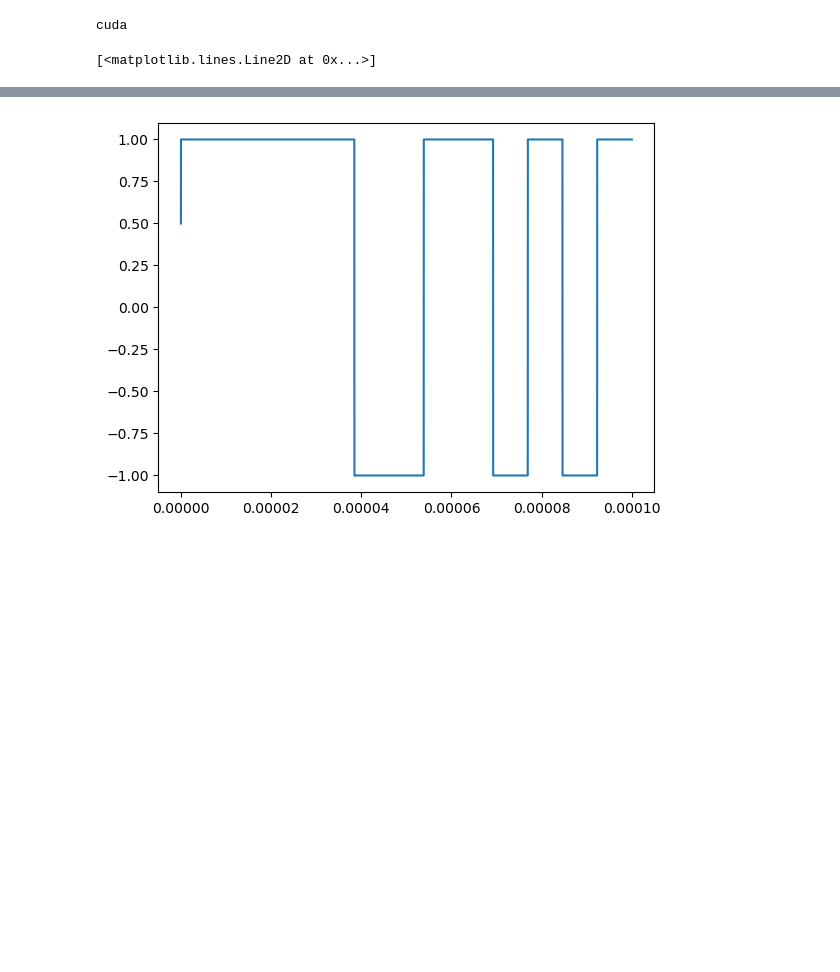
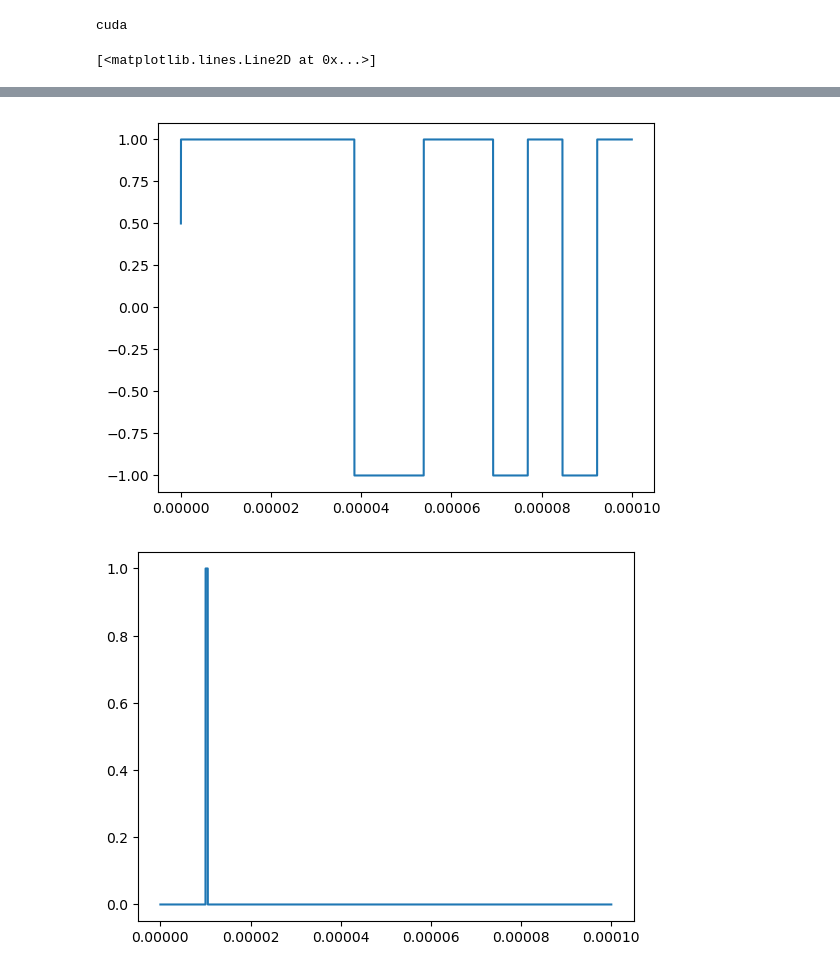
Before and after one commit to alireza06/JSAC_waveform_design, a Jupyter notebook: main.ipynb, the cells around one changed output, grey strips where cells are left out. Cells and saved outputs as stored; diff of their text form; code cells hidden in the pictures; blank space fills up the shorter version.

Commit message:
Add communication pulses

```diff
--- a/main.ipynb
+++ b/main.ipynb
@@ -5,34 +5,56 @@ import matplotlib.pyplot as plt
 
 device = 'cuda' if torch.cuda.is_available() else 'cpu'
 print(device)
+
 def LFM_pulse(B, T, t, device='cpu'):
     return torch.exp(-1j * torch.pi * B/T * (t**2))
+
 def Gaussian_pulse(B, T, t, device='cpu'):
     return torch.exp(-1 * B/T * ((t-T/2)**2))
+
 def Barker_pulse(T, t, b, device='cpu'):
     pulse = torch.zeros_like(t)
-    for m in range(len(b)):
-        pulse = pulse + b[m] * (torch.heaviside(t - m*T/len(b), torch.tensor([0.5], device=device)) - torch.heaviside(t - m*T/len(b) - T/len(b), torch.tensor([0.5], device=device)))
+    M = len(b)
+    for m in range(M):
+        pulse = pulse + b[m] * (torch.heaviside(t - m*T/M, torch.tensor([0.5], device=device)) - torch.heaviside(t - m*T/M - T/M, torch.tensor([0.5], device=device)))
     return pulse
+
+def TDMA_pulse(t, l, k, K, Tb, device=device):
+    return torch.heaviside(t - (l+(k-1)/K)*Tb, torch.tensor([0.5], device=device)) - torch.heaviside(t - (l+(k)/K)*Tb, torch.tensor([0.5], device=device))
+
+def CDMA_pulse(t, l, k, d, Tb, device=device):
+    pulse = torch.zeros_like(t)
+    I = len(d)
+    for i in range(I):
+        pulse = pulse + d[i] * (torch.heaviside(t - (l+(i-1)/I)*Tb, torch.tensor([0.5], device=device)) - torch.heaviside(t - (l+(i)/I)*Tb, torch.tensor([0.5], device=device)))
+    return pulse
+
+def OFDMA_pulse(t, l, k, Tb, device=device):
+    return torch.exp(1j*2*torch.pi*k/Tb*(t - l*Tb)) * (torch.heaviside(t - (l)*Tb, torch.tensor([0.5], device=device)) - torch.heaviside(t - (l+1)*Tb, torch.tensor([0.5], device=device)))
+
 L = 100
 B = 1e6
 K = 5
 T_b = 1e-6
 T = T_b * L
 b = torch.tensor([+1, +1, +1, +1, +1, -1, -1, +1, +1, -1, +1, -1, +1], device=device)
 
 t = torch.linspace(0, 1e-4, int(1e6), device=device)
 plt.figure()
 plt.plot(t.cpu().numpy(), np.real(LFM_pulse(B, T, t, device).cpu().numpy()))
 
 plt.figure()
 plt.plot(t.cpu().numpy(), np.real(Gaussian_pulse(B, T, t, device).cpu().numpy()))
 
 plt.figure()
 plt.plot(t.cpu().numpy(), np.real(Barker_pulse(T, t, b, device).cpu().numpy()))
+
+plt.figure()
+plt.plot(t.cpu().numpy(), np.real(TDMA_pulse(t, 10, 1, 2, T_b, device).cpu().numpy()))
 # %% [output]
 cuda
 [<matplotlib.lines.Line2D at 0x...>]
 [figure]
 [figure]
 [figure]
+[figure, added]
```
